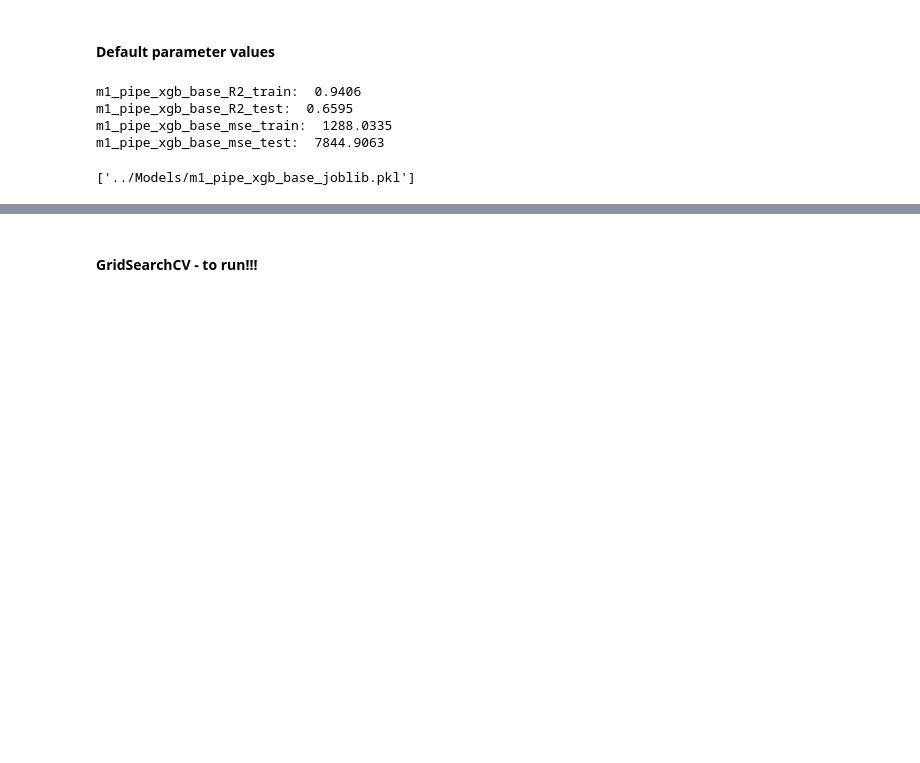
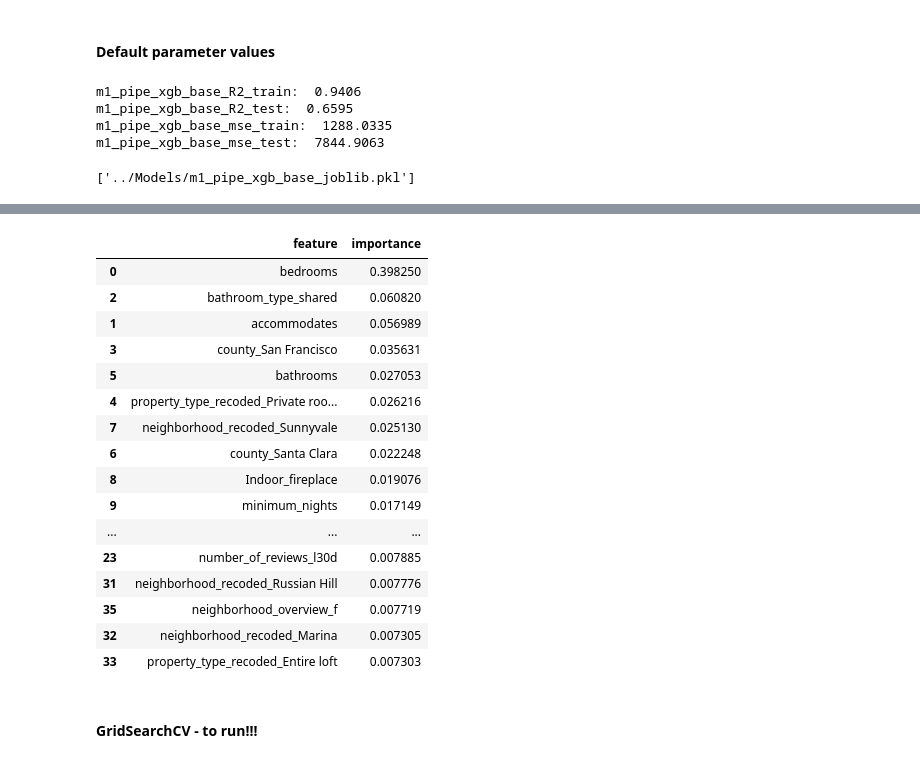
Before and after one commit to AnnieW2014/GA_Capstone, a Jupyter notebook: Code/Capstone_ListingData_Modeling_AW.ipynb, the cells around one changed output, grey strips where cells are left out. Drawn from its saved outputs; the diff is of its cells as text; code cells hidden in the pictures; blank space fills up the shorter version.

```diff
--- a/Code/Capstone_ListingData_Modeling_AW.ipynb
+++ b/Code/Capstone_ListingData_Modeling_AW.ipynb
@@ -427,3 +599,30 @@ m1_pipe_xgb_base_mse_test:  7844.9063
+# %%
+# feature importance
+m1_pipe_xgb_base_top_feature_importance = pd.DataFrame({'feature': feature_list,
+                                             'importance': m1_pipe_xgb_base_top['xgb'].feature_importances_})
+
+m1_pipe_xgb_base_top_feature_importance.to_csv('../Data/m1_pipe_xgb_base_top_feature_importance.csv')
+m1_pipe_xgb_base_top_feature_importance.sort_values('importance', ascending=False).head(30)
+
+# There are 43 features that are more important than 'random'.
+# %% [output]
+|  | feature | importance |
+| 0 | bedrooms | 0.398250 |
+| 2 | bathroom_type_shared | 0.060820 |
+| 1 | accommodates | 0.056989 |
+| 3 | county_San Francisco | 0.035631 |
+| 5 | bathrooms | 0.027053 |
+| 4 | property_type_recoded_Private roo... | 0.026216 |
+| 7 | neighborhood_recoded_Sunnyvale | 0.025130 |
+| 6 | county_Santa Clara | 0.022248 |
+| 8 | Indoor_fireplace | 0.019076 |
+| 9 | minimum_nights | 0.017149 |
+| ... | ... | ... |
+| 23 | number_of_reviews_l30d | 0.007885 |
+| 31 | neighborhood_recoded_Russian Hill | 0.007776 |
+| 35 | neighborhood_overview_f | 0.007719 |
+| 32 | neighborhood_recoded_Marina | 0.007305 |
+| 33 | property_type_recoded_Entire loft | 0.007303 |
 # %% [markdown]
 #### GridSearchCV - to run!!!
 # %%
```
Also changed, not shown: parts of 62 cells of this notebook.
